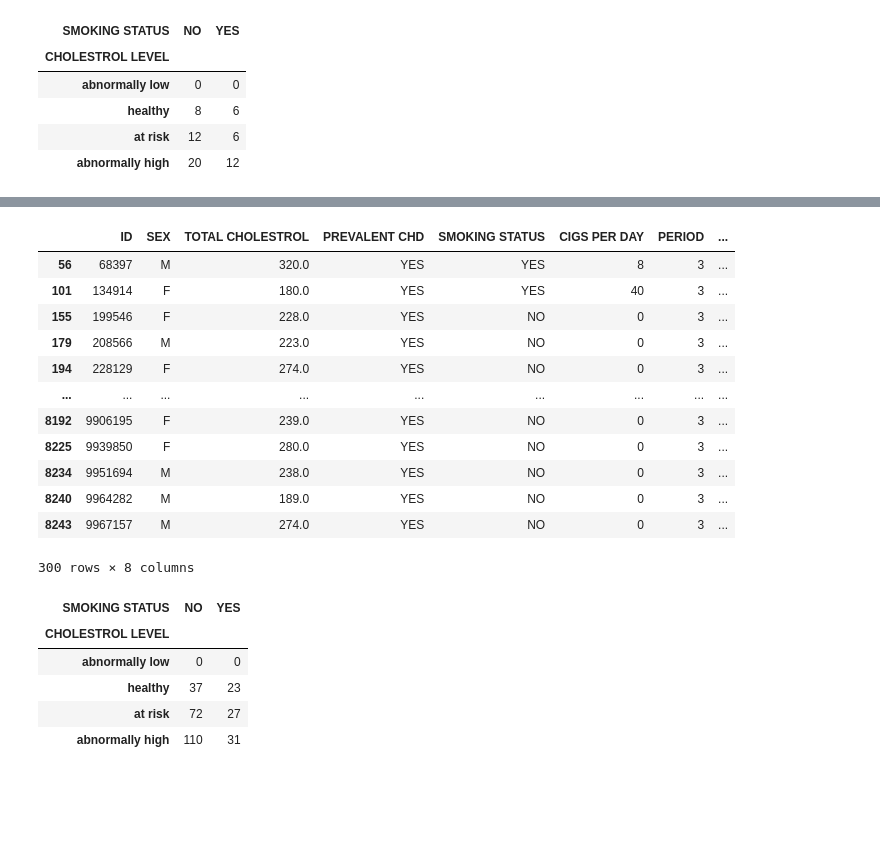
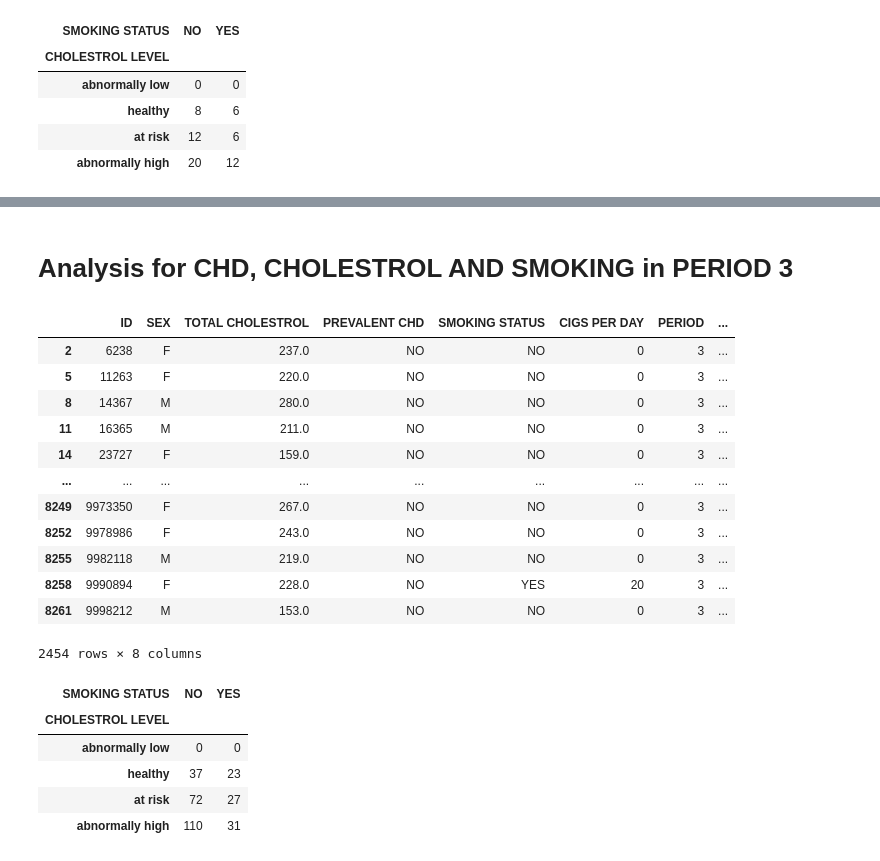
Before and after one commit to Yasmin-9/HeartInsights, a Jupyter notebook: sex/cholestrol.ipynb, the cells around one changed output, grey strips where cells are left out. Drawn from its saved outputs; the diff is of its cells as text; code cells hidden in the pictures; blank space fills up the shorter version.

```diff
--- a/sex/cholestrol.ipynb
+++ b/sex/cholestrol.ipynb
@@ -267,27 +261,31 @@ plt.show()
+# %% [markdown]
+# Analysis for CHD, CHOLESTROL AND SMOKING in PERIOD 3
 # %%
-# CHD, CHOLESTROL AND SMOKING in PERIOD 3
-
 # Filter by Period 3 only this time
 
 chol_p3 = chol_df.loc[chol_df['PERIOD']==3,:]
 chol_p3
 
-# Filter again by PREVALENCT CHD=='YES'
+# Filter again by PREVALENT CHD=='YES'
 
 chol_p3_yes = chol_p3.loc[chol_p3['PREVALENT CHD']=='YES',:]
 chol_p3_yes
+
+# Filtering by PREVALENT CHD == 'NO' for later use
+chol_p3_no = chol_p3.loc[chol_p3['PREVALENT CHD']=='NO',:]
+chol_p3_no
 # %% [output]
 |  | ID | SEX | TOTAL CHOLESTROL | PREVALENT CHD | SMOKING STATUS | CIGS PER DAY | PERIOD | ... |
-| 56 | 68397 | M | 320.0 | YES | YES | 8 | 3 | ... |
-| 101 | 134914 | F | 180.0 | YES | YES | 40 | 3 | ... |
-| 155 | 199546 | F | 228.0 | YES | NO | 0 | 3 | ... |
-| 179 | 208566 | M | 223.0 | YES | NO | 0 | 3 | ... |
-| 194 | 228129 | F | 274.0 | YES | NO | 0 | 3 | ... |
+| 2 | 6238 | F | 237.0 | NO | NO | 0 | 3 | ... |
+| 5 | 11263 | F | 220.0 | NO | NO | 0 | 3 | ... |
+| 8 | 14367 | M | 280.0 | NO | NO | 0 | 3 | ... |
+| 11 | 16365 | M | 211.0 | NO | NO | 0 | 3 | ... |
+| 14 | 23727 | F | 159.0 | NO | NO | 0 | 3 | ... |
 | ... | ... | ... | ... | ... | ... | ... | ... | ... |
-| 8192 | 9906195 | F | 239.0 | YES | NO | 0 | 3 | ... |
-| 8225 | 9939850 | F | 280.0 | YES | NO | 0 | 3 | ... |
-| 8234 | 9951694 | M | 238.0 | YES | NO | 0 | 3 | ... |
-| 8240 | 9964282 | M | 189.0 | YES | NO | 0 | 3 | ... |
-| 8243 | 9967157 | M | 274.0 | YES | NO | 0 | 3 | ... |
+| 8249 | 9973350 | F | 267.0 | NO | NO | 0 | 3 | ... |
+| 8252 | 9978986 | F | 243.0 | NO | NO | 0 | 3 | ... |
+| 8255 | 9982118 | M | 219.0 | NO | NO | 0 | 3 | ... |
+| 8258 | 9990894 | F | 228.0 | NO | YES | 20 | 3 | ... |
+| 8261 | 9998212 | M | 153.0 | NO | NO | 0 | 3 | ... |
-300 rows × 8 columns
+2454 rows × 8 columns
 # %%
```
Also changed, not shown: parts of 22 cells of this notebook.
